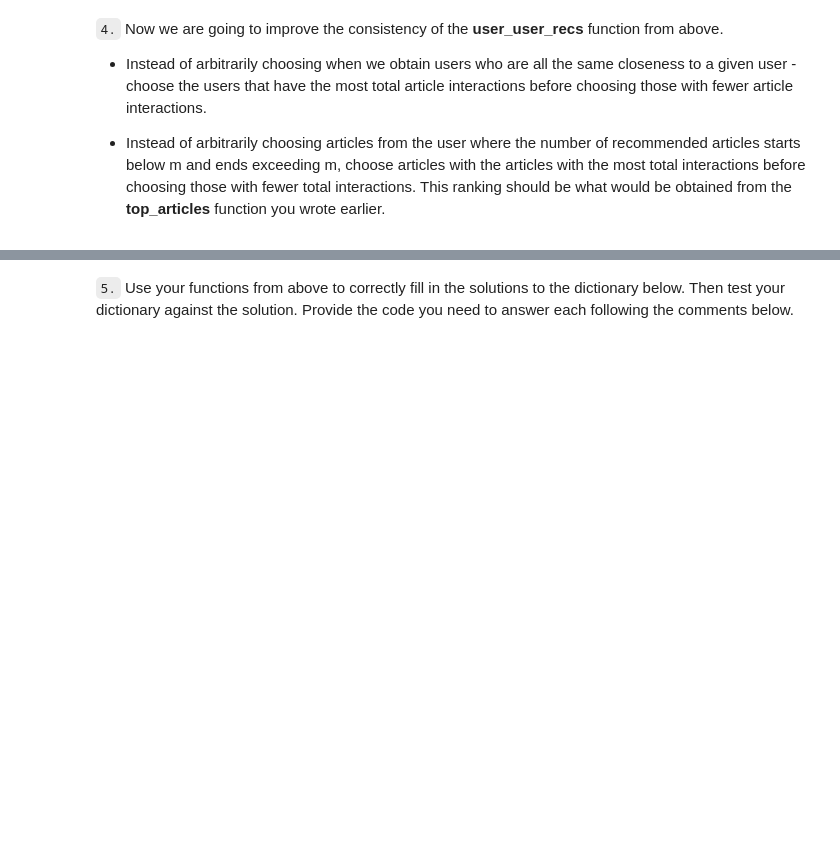
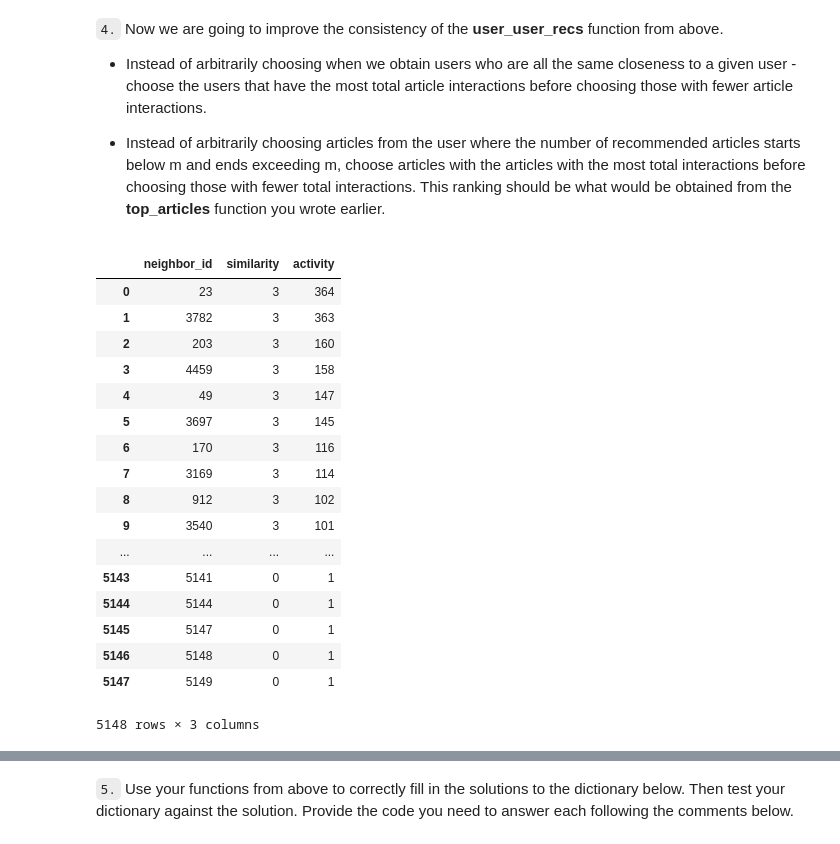
Before and after one commit to drnesr/RecommenderEngineProject, a Jupyter notebook: Recommendations_with_IBM.ipynb, the cells around one changed output, grey strips where cells are left out. Drawn from its saved outputs; the diff is of its cells as text; code cells hidden in the pictures; blank space fills up the shorter version.

Commit message:
Solved Q4 of Part III: User-User Based Collaborative Filtering

```diff
--- a/Recommendations_with_IBM.ipynb
+++ b/Recommendations_with_IBM.ipynb
@@ -722,6 +703,38 @@ If this is all you see, you passed all of our tests!  Nice job!
 
 
 * Instead of arbitrarily choosing articles from the user where the number of recommended articles starts below m and ends exceeding m, choose articles with the articles with the most total interactions before choosing those with fewer total interactions. This ranking should be  what would be obtained from the **top_articles** function you wrote earlier.
+# %%
+user_id=5
+friend_similarity = user_item.dot(user_item.loc[user_id]).sort_values(ascending=False)#[1:]
+friend_activity = df.groupby('user_id')['article_id'].count()
+# remove the current user
+# ,columns=['similarity', 'activity']
+test=pd.concat([friend_similarity, friend_activity], axis=1)
+test.columns=['similarity', 'activity']
+test.index.names = ['neighbor_id']
+test=test[test.index!=user_id]
+test = test.sort_values(by=['similarity', 'activity'],ascending=False)
+test = test.reset_index()
+test
+# %% [output]
+|  | neighbor_id | similarity | activity |
+| 0 | 23 | 3 | 364 |
+| 1 | 3782 | 3 | 363 |
+| 2 | 203 | 3 | 160 |
+| 3 | 4459 | 3 | 158 |
+| 4 | 49 | 3 | 147 |
+| 5 | 3697 | 3 | 145 |
+| 6 | 170 | 3 | 116 |
+| 7 | 3169 | 3 | 114 |
+| 8 | 912 | 3 | 102 |
+| 9 | 3540 | 3 | 101 |
+| ... | ... | ... | ... |
+| 5143 | 5141 | 0 | 1 |
+| 5144 | 5144 | 0 | 1 |
+| 5145 | 5147 | 0 | 1 |
+| 5146 | 5148 | 0 | 1 |
+| 5147 | 5149 | 0 | 1 |
+5148 rows × 3 columns
 # %%
 def get_top_sorted_users(user_id, df=df, user_item=user_item):
     '''
```
Also changed, not shown: parts of 8 cells of this notebook.
